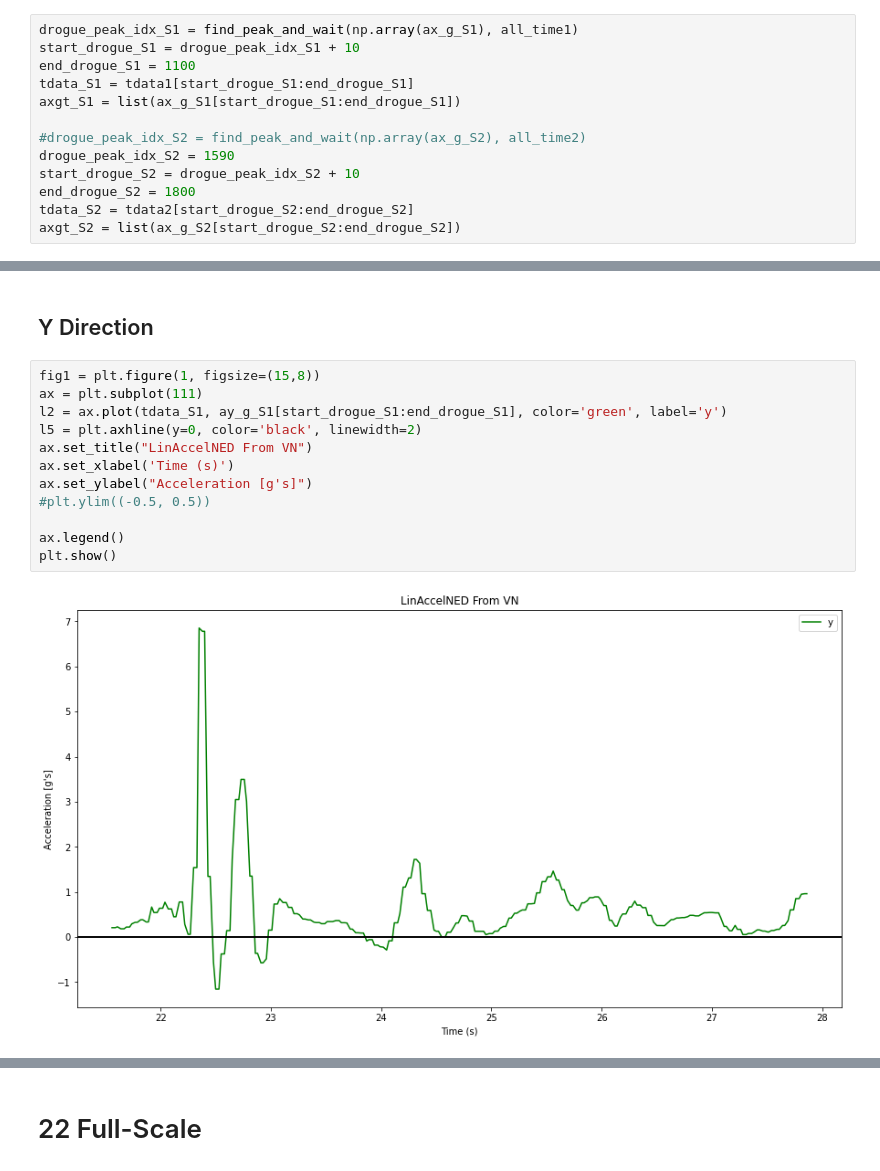
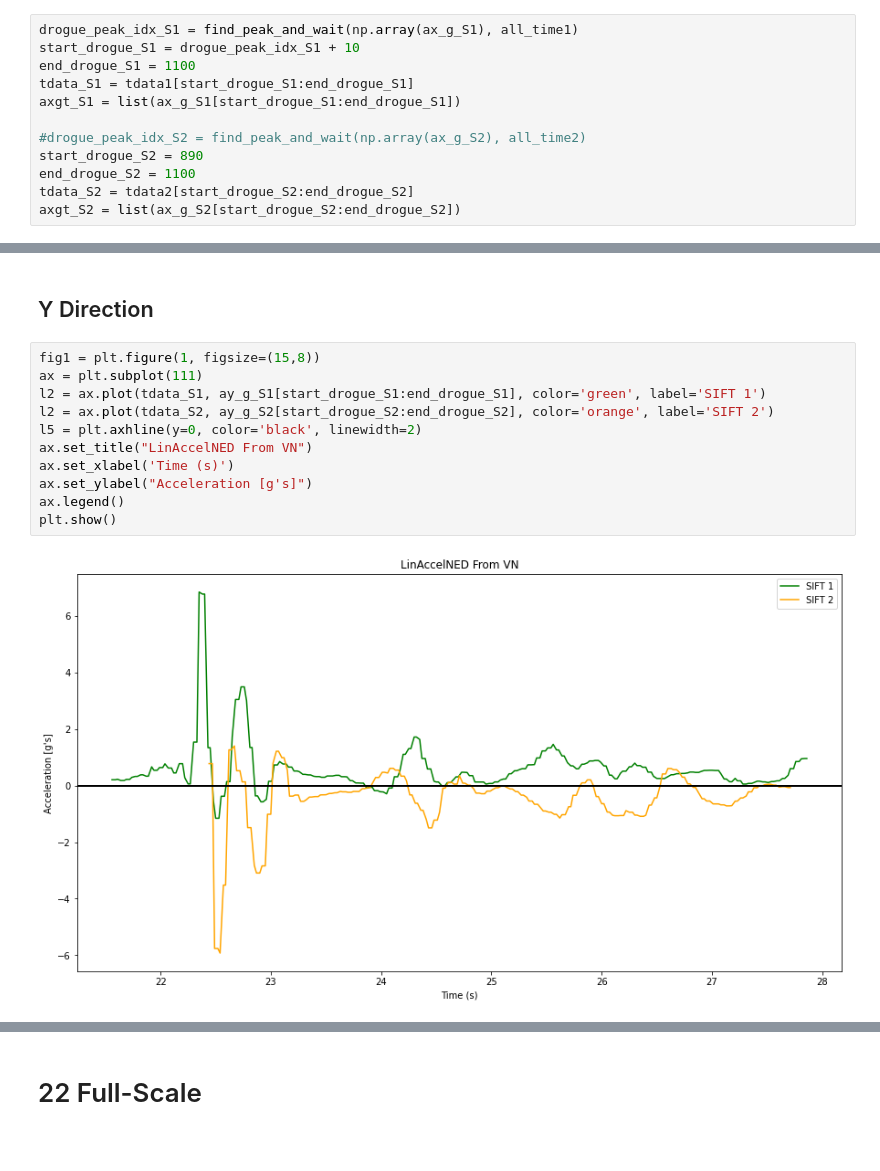
Before and after one commit to VADL-2022/IMU_VV, a Jupyter notebook: 05_NASA_SLI/Moving_Averages_USLI.ipynb, the cells around one changed output, grey strips where cells are left out. Cells and saved outputs as stored; diff of their text form.

```diff
--- a/05_NASA_SLI/Moving_Averages_USLI.ipynb
+++ b/05_NASA_SLI/Moving_Averages_USLI.ipynb
@@ -124,9 +124,8 @@ tdata_S1 = tdata1[start_drogue_S1:end_drogue_S1]
 axgt_S1 = list(ax_g_S1[start_drogue_S1:end_drogue_S1])
 
 #drogue_peak_idx_S2 = find_peak_and_wait(np.array(ax_g_S2), all_time2)
-drogue_peak_idx_S2 = 1590
-start_drogue_S2 = drogue_peak_idx_S2 + 10
-end_drogue_S2 = 1800
+start_drogue_S2 = 890
+end_drogue_S2 = 1100
 tdata_S2 = tdata2[start_drogue_S2:end_drogue_S2]
 axgt_S2 = list(ax_g_S2[start_drogue_S2:end_drogue_S2])
 # %% [output]
@@ -224,16 +232,15 @@ Estimated Wind Speed via Moving Average (25): 47.89340024 mph
 # %%
 fig1 = plt.figure(1, figsize=(15,8))
 ax = plt.subplot(111)
-l2 = ax.plot(tdata_S1, ay_g_S1[start_drogue_S1:end_drogue_S1], color='green', label='y')
+l2 = ax.plot(tdata_S1, ay_g_S1[start_drogue_S1:end_drogue_S1], color='green', label='SIFT 1')
+l2 = ax.plot(tdata_S2, ay_g_S2[start_drogue_S2:end_drogue_S2], color='orange', label='SIFT 2')
 l5 = plt.axhline(y=0, color='black', linewidth=2)
 ax.set_title("LinAccelNED From VN")
 ax.set_xlabel('Time (s)')
 ax.set_ylabel("Acceleration [g's]")
-#plt.ylim((-0.5, 0.5))
-
 ax.legend()
 plt.show()
 # %% [output]
-[figure, old version]
+[figure, new version]
 # %%
 ayg_S1_t = ay_g_S1[start_drogue_S1:end_drogue_S1]
```
Also changed, not shown: parts of 10 cells of this notebook, 2 other files.
